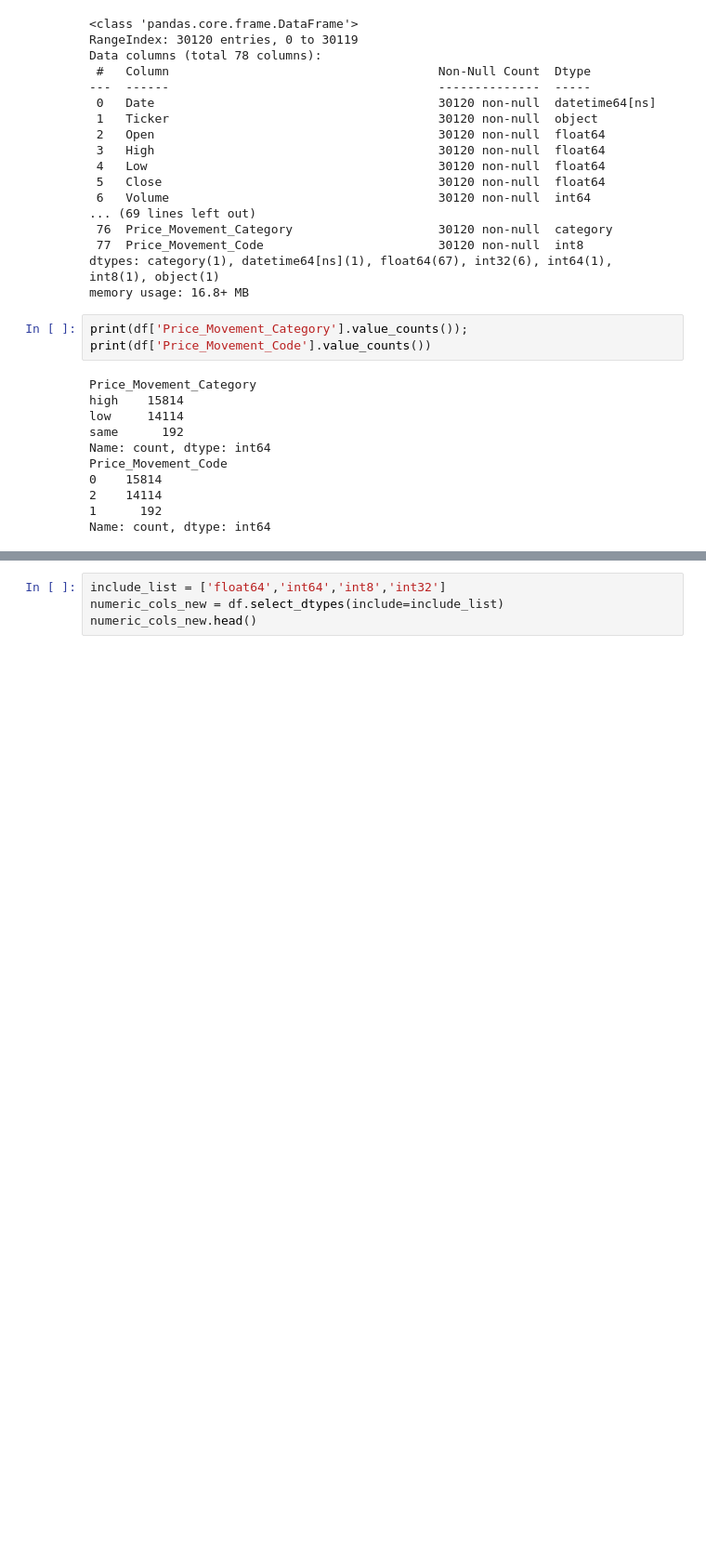
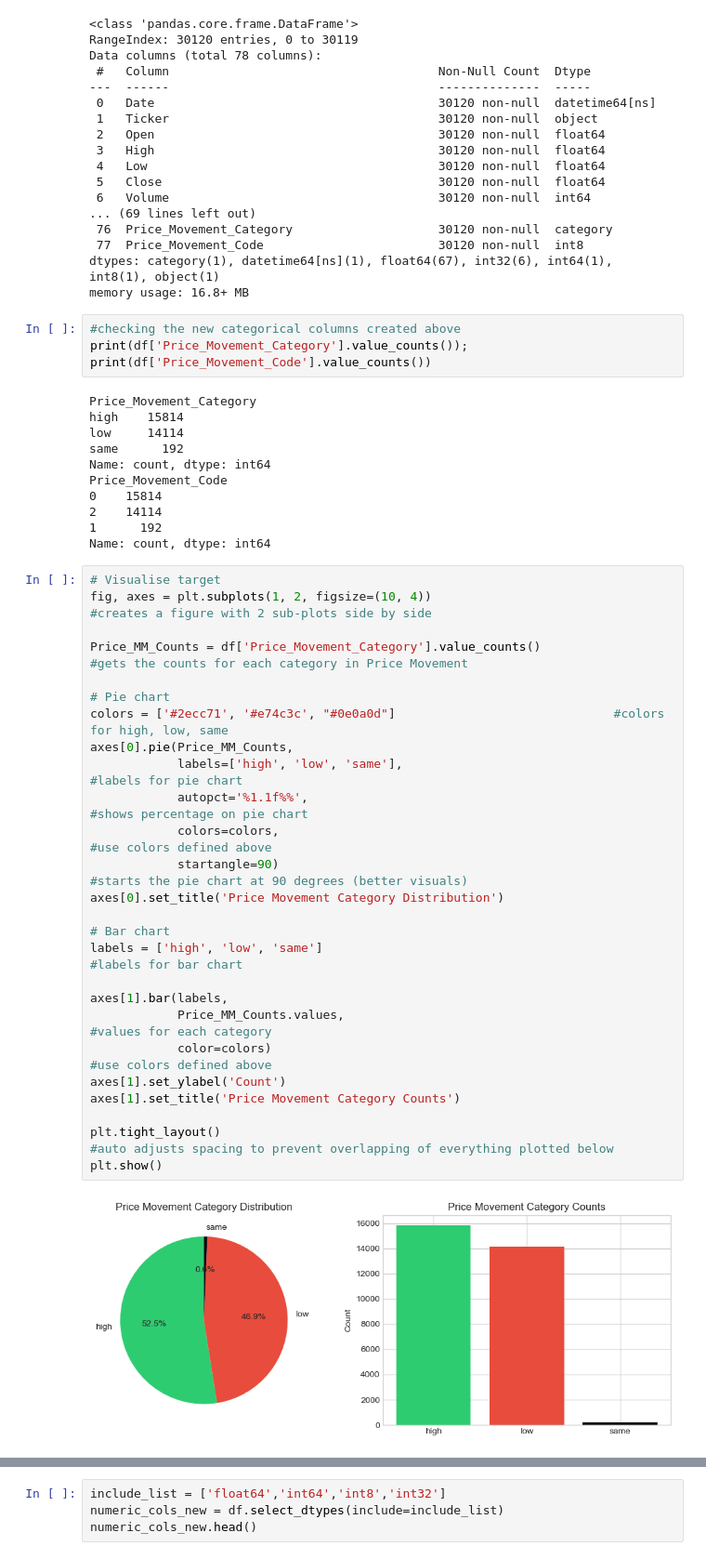
Before and after one commit to tishsrisasi/etf-close-price, a Jupyter notebook: jupyter_notebooks/1b_etf_eda.ipynb, the cells around one changed output, grey strips where cells are left out. Shown at 93% size. Cells and saved outputs as stored; diff of their text form; blank space fills up the shorter version.

```diff
--- a/jupyter_notebooks/1b_etf_eda.ipynb
+++ b/jupyter_notebooks/1b_etf_eda.ipynb
@@ -524,6 +551,7 @@ Data columns (total 78 columns):
 dtypes: category(1), datetime64[ns](1), float64(67), int32(6), int64(1), int8(1), object(1)
 memory usage: 16.8+ MB
 # %%
+#checking the new categorical columns created above
 print(df['Price_Movement_Category'].value_counts()); print(df['Price_Movement_Code'].value_counts())
 # %% [output]
 Price_Movement_Category
@@ -536,3 +564,31 @@ Price_Movement_Code
 2    14114
 1      192
 Name: count, dtype: int64
+# %%
+# Visualise target
+fig, axes = plt.subplots(1, 2, figsize=(10, 4))                               #creates a figure with 2 sub-plots side by side
+
+Price_MM_Counts = df['Price_Movement_Category'].value_counts()                #gets the counts for each category in Price Movement
+
+# Pie chart
+colors = ['#2ecc71', '#e74c3c', "#0e0a0d"]                              #colors for high, low, same
+axes[0].pie(Price_MM_Counts,
+            labels=['high', 'low', 'same'],                                   #labels for pie chart
+            autopct='%1.1f%%',                                                #shows percentage on pie chart
+            colors=colors,                                                    #use colors defined above
+            startangle=90)                                                    #starts the pie chart at 90 degrees (better visuals)
+axes[0].set_title('Price Movement Category Distribution')
+
+# Bar chart
+labels = ['high', 'low', 'same']                                              #labels for bar chart
+
+axes[1].bar(labels,
+            Price_MM_Counts.values,                                           #values for each category
+            color=colors)                                                     #use colors defined above
+axes[1].set_ylabel('Count')
+axes[1].set_title('Price Movement Category Counts')
+
+plt.tight_layout()                                                            #auto adjusts spacing to prevent overlapping of everything plotted below
+plt.show()
+# %% [output]
+[figure, added]
```
Also changed, not shown: parts of 39 cells of this notebook.
